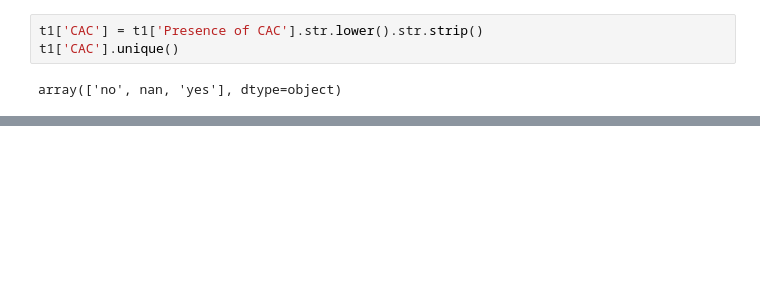
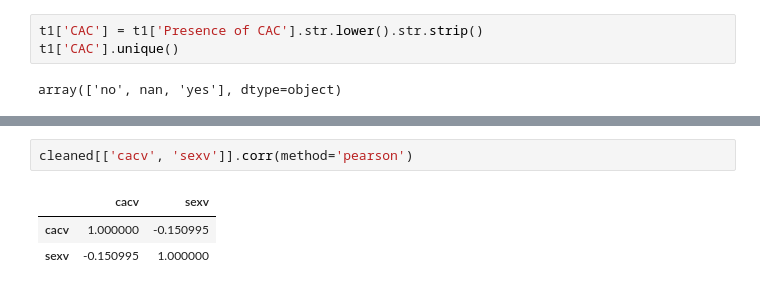
Before and after one commit to fataltes/quickNBs, a Jupyter notebook: Mina-s-dataset.ipynb, the cells around one changed output, grey strips where cells are left out. Saved outputs shown, nothing was run; the diff lists cells and outputs as text; blank space fills up the shorter version.

```diff
--- a/Mina-s-dataset.ipynb
+++ b/Mina-s-dataset.ipynb
@@ -44,0 +56,6 @@ dtype: object
+# %%
+cleaned[['cacv', 'sexv']].corr(method='pearson')
+# %% [output]
+|  | cacv | sexv |
+| cacv | 1.000000 | -0.150995 |
+| sexv | -0.150995 | 1.000000 |
```
Also changed, not shown: parts of 10 cells of this notebook.
